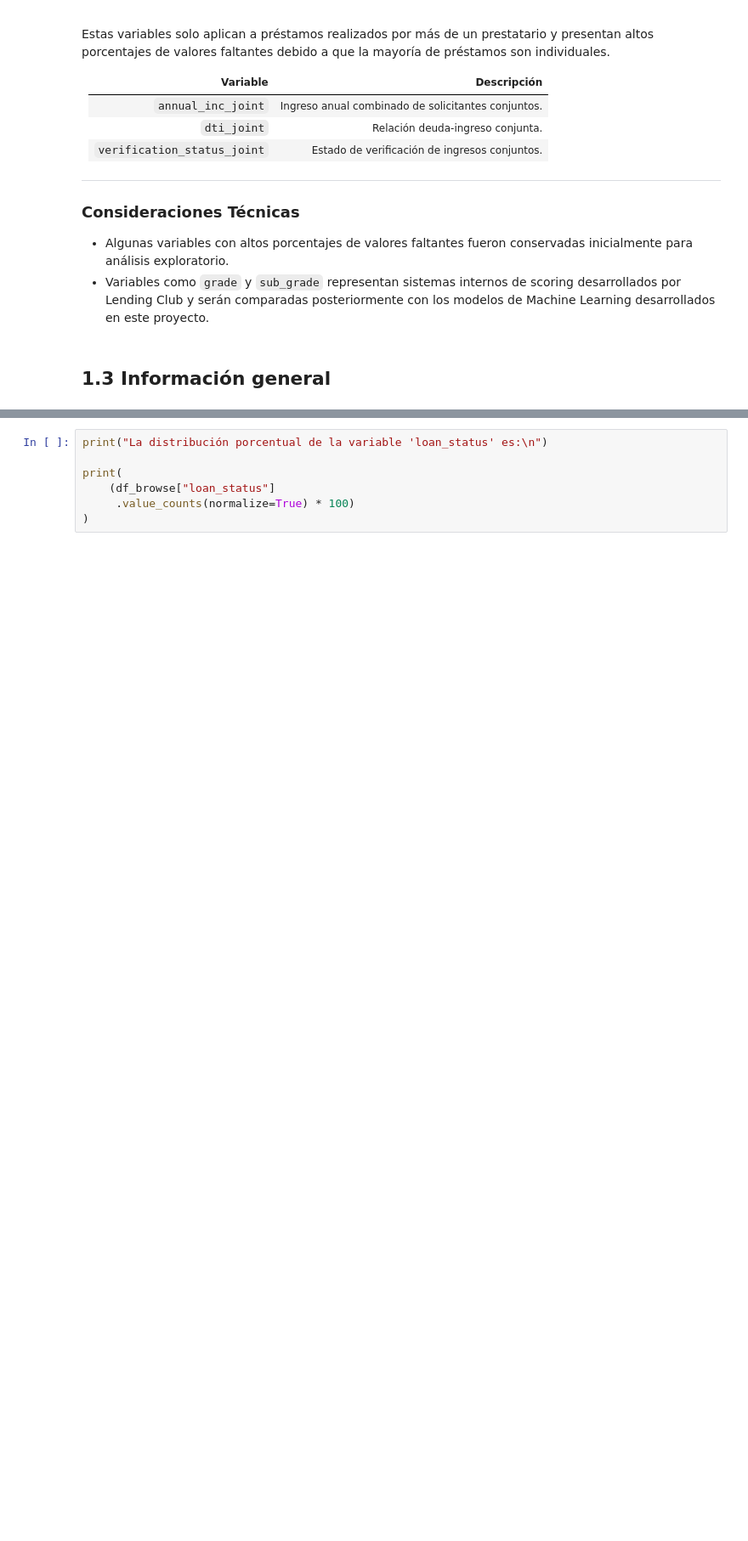
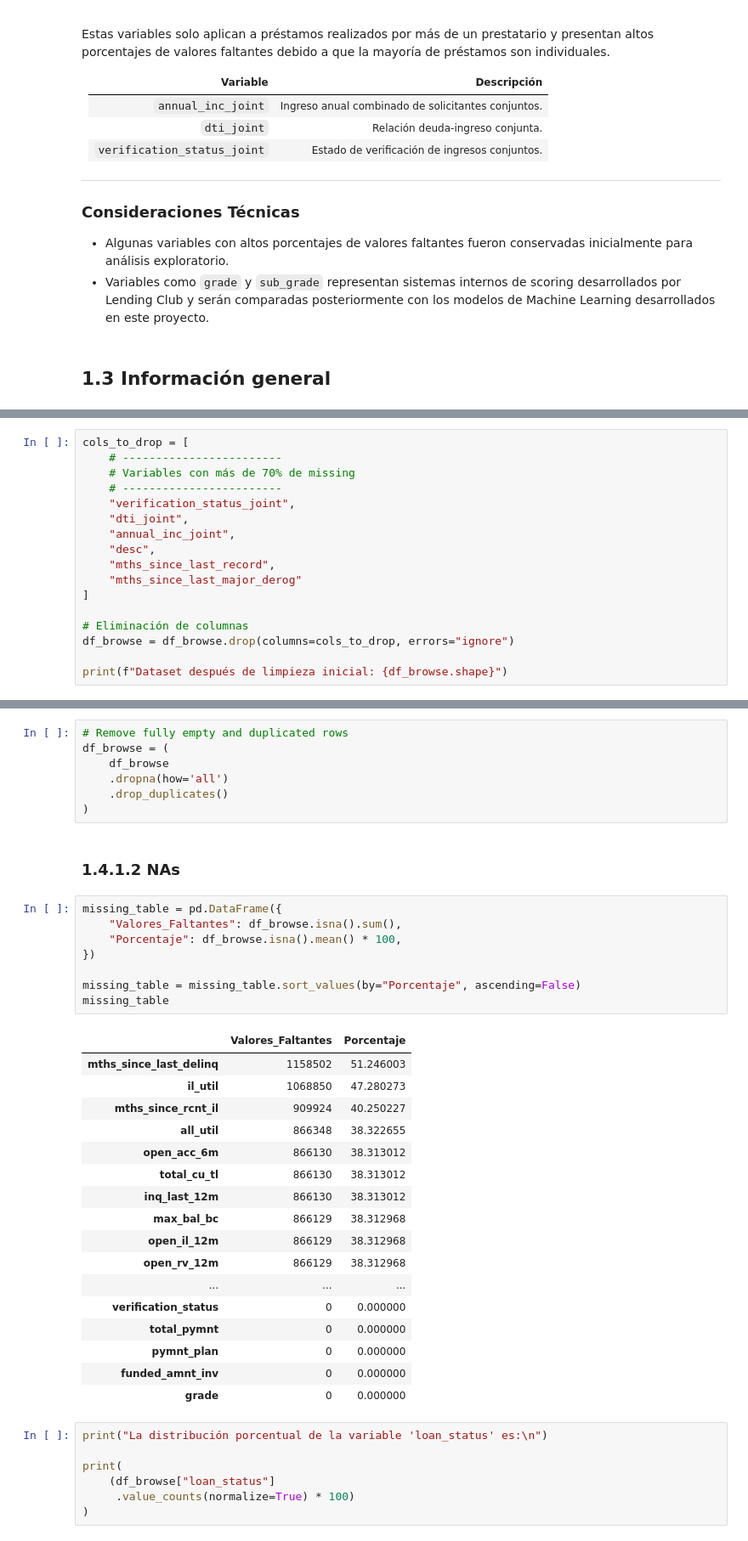
Before and after one commit to Caaamx/lendingclub-credit-risk-ml, a Jupyter notebook: notebooks/Exploring.ipynb, the cells around one changed output, grey strips where cells are left out. Shown at 85% size. Drawn from its saved outputs; the diff is of its cells as text; blank space fills up the shorter version.

```diff
--- a/notebooks/Exploring.ipynb
+++ b/notebooks/Exploring.ipynb
@@ -457,0 +584,17 @@ df_browse.duplicated().sum()
+# %%
+cols_to_drop = [
+    # ------------------------
+    # Variables con más de 70% de missing
+    # ------------------------
+    "verification_status_joint",
+    "dti_joint",
+    "annual_inc_joint",
+    "desc",
+    "mths_since_last_record",
+    "mths_since_last_major_derog"
+]
+
+# Eliminación de columnas
+df_browse = df_browse.drop(columns=cols_to_drop, errors="ignore")
+
+print(f"Dataset después de limpieza inicial: {df_browse.shape}")
@@ -460,3 +613,38 @@ df_browse.duplicated().sum()
+# %%
+# Remove fully empty and duplicated rows
+df_browse = (
+    df_browse
+    .dropna(how='all')
+    .drop_duplicates()
+)
+# %% [markdown]
+### 1.4.1.2 NAs
+# %%
+missing_table = pd.DataFrame({
+    "Valores_Faltantes": df_browse.isna().sum(),
+    "Porcentaje": df_browse.isna().mean() * 100,
+})
+
+missing_table = missing_table.sort_values(by="Porcentaje", ascending=False)
+missing_table
+# %% [output]
+|  | Valores_Faltantes | Porcentaje |
+| mths_since_last_delinq | 1158502 | 51.246003 |
+| il_util | 1068850 | 47.280273 |
+| mths_since_rcnt_il | 909924 | 40.250227 |
+| all_util | 866348 | 38.322655 |
+| open_acc_6m | 866130 | 38.313012 |
+| total_cu_tl | 866130 | 38.313012 |
+| inq_last_12m | 866130 | 38.313012 |
+| max_bal_bc | 866129 | 38.312968 |
+| open_il_12m | 866129 | 38.312968 |
+| open_rv_12m | 866129 | 38.312968 |
+| ... | ... | ... |
+| verification_status | 0 | 0.000000 |
+| total_pymnt | 0 | 0.000000 |
+| pymnt_plan | 0 | 0.000000 |
+| funded_amnt_inv | 0 | 0.000000 |
+| grade | 0 | 0.000000 |
 # %%
 print("La distribución porcentual de la variable 'loan_status' es:\n")
 
```
Also changed, not shown: parts of 22 cells of this notebook.
